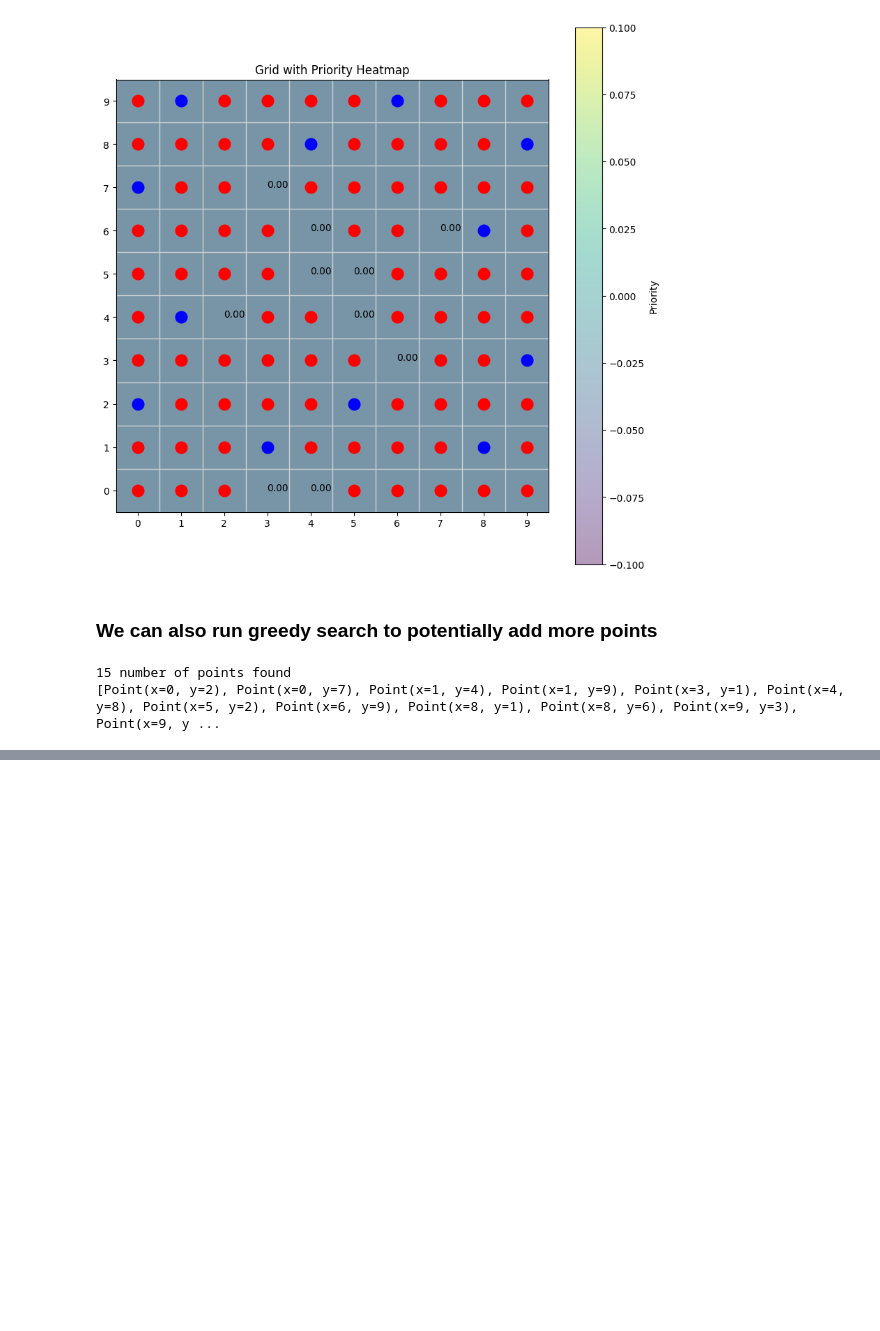
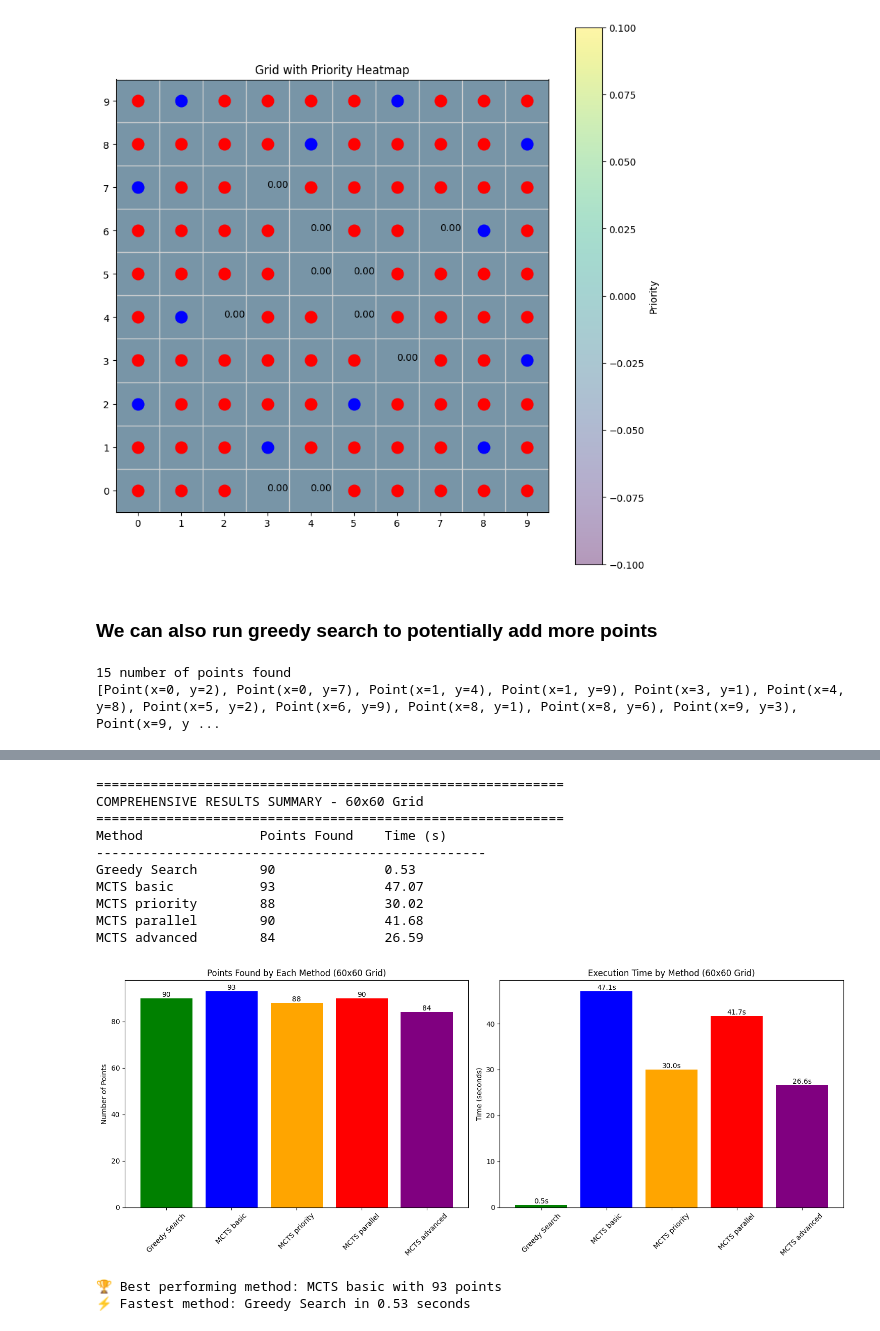
Before and after one commit to TianhaoW/RLMath, a Jupyter notebook: colab_example.ipynb, the cells around one changed output, grey strips where cells are left out. Drawn from its saved outputs; the diff is of its cells as text; code cells hidden in the pictures; blank space fills up the shorter version.

```diff
--- a/colab_example.ipynb
+++ b/colab_example.ipynb
@@ -167,0 +820,67 @@ print(env.points)
+# %%
+# Results Summary and Visualization
+print("\n" + "=" * 60)
+print("COMPREHENSIVE RESULTS SUMMARY - 60x60 Grid")
+print("=" * 60)
+
+# Print results table
+print(f"{'Method':<20} {'Points Found':<15} {'Time (s)':<10}")
+print("-" * 50)
+for method in results:
+    points = results[method]
+    time_taken = timings[method]
+    print(f"{method:<20} {points:<15} {time_taken:<10.2f}")
+
+# Create visualization
+fig, (ax1, ax2) = plt.subplots(1, 2, figsize=(15, 6))
+
+# Plot 1: Points found by each method
+methods = list(results.keys())
+points_found = list(results.values())
+colors = ['green', 'blue', 'orange', 'red', 'purple']
+
+bars1 = ax1.bar(methods, points_found, color=colors[:len(methods)])
+ax1.set_title('Points Found by Each Method (60x60 Grid)')
+ax1.set_ylabel('Number of Points')
+ax1.tick_params(axis='x', rotation=45)
+
+# Add value labels on bars
+for bar in bars1:
+    height = bar.get_height()
+    ax1.text(bar.get_x() + bar.get_width()/2., height,
+             f'{int(height)}', ha='center', va='bottom')
+
+# Plot 2: Execution time comparison
+times = list(timings.values())
+bars2 = ax2.bar(methods, times, color=colors[:len(methods)])
+ax2.set_title('Execution Time by Method (60x60 Grid)')
+ax2.set_ylabel('Time (seconds)')
+ax2.tick_params(axis='x', rotation=45)
+
+# Add value labels on bars
+for bar in bars2:
+    height = bar.get_height()
+    ax2.text(bar.get_x() + bar.get_width()/2., height,
+             f'{height:.1f}s', ha='center', va='bottom')
+
+plt.tight_layout()
+plt.show()
+
+# Find best method
+best_method = max(results, key=results.get)
+print(f"\n🏆 Best performing method: {best_method} with {results[best_method]} points")
+print(f"⚡ Fastest method: {min(timings, key=timings.get)} in {timings[min(timings, key=timings.get)]:.2f} seconds")
+# %% [output]
+============================================================
+COMPREHENSIVE RESULTS SUMMARY - 60x60 Grid
+============================================================
+Method               Points Found    Time (s)
+--------------------------------------------------
+Greedy Search        90              0.53
+MCTS basic           93              47.07
+MCTS priority        88              30.02
+MCTS parallel        90              41.68
+MCTS advanced        84              26.59
+[figure, added]
+🏆 Best performing method: MCTS basic with 93 points
+⚡ Fastest method: Greedy Search in 0.53 seconds
```
Also changed, not shown: parts of 29 cells of this notebook, 54 other files.
